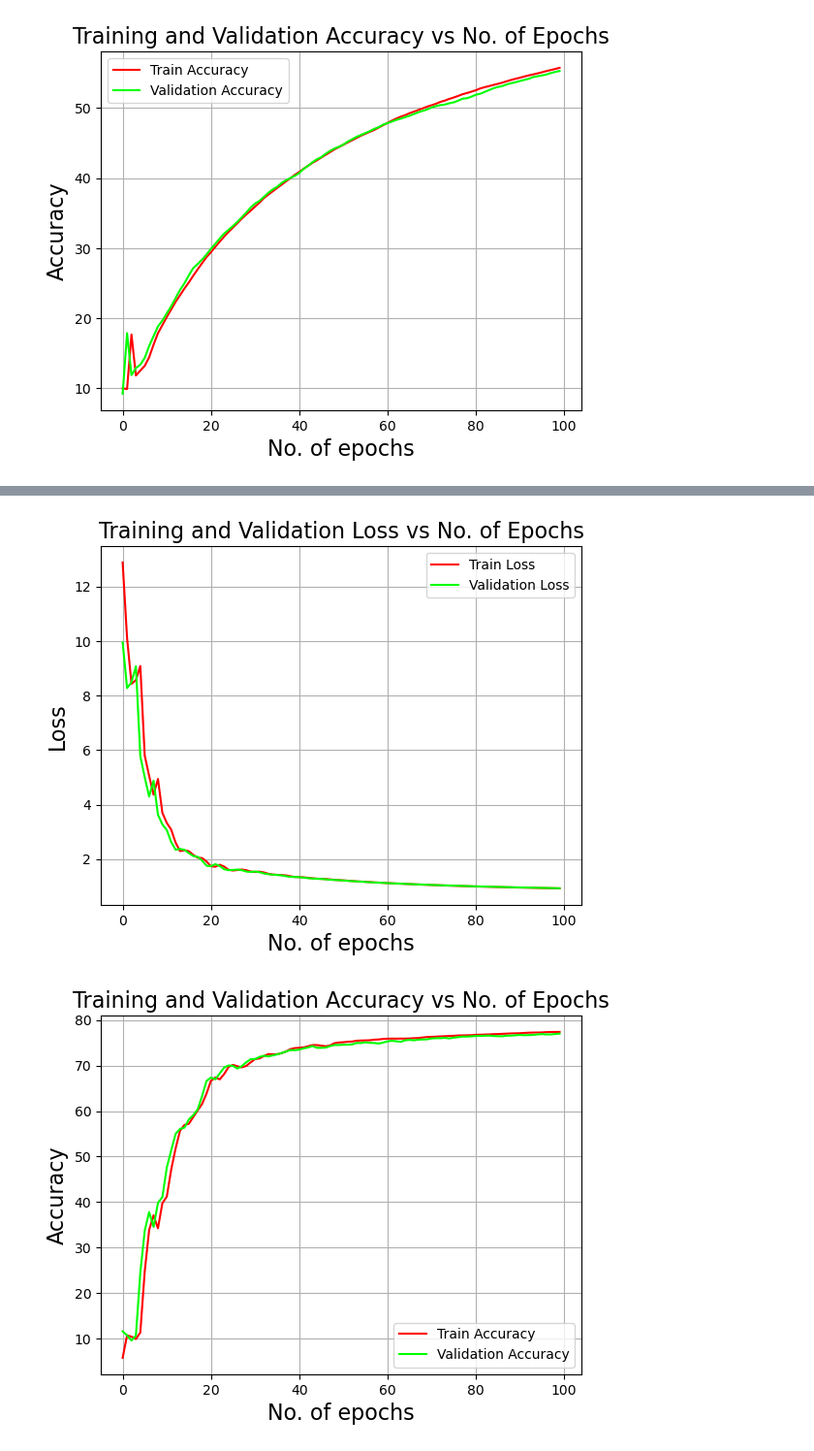
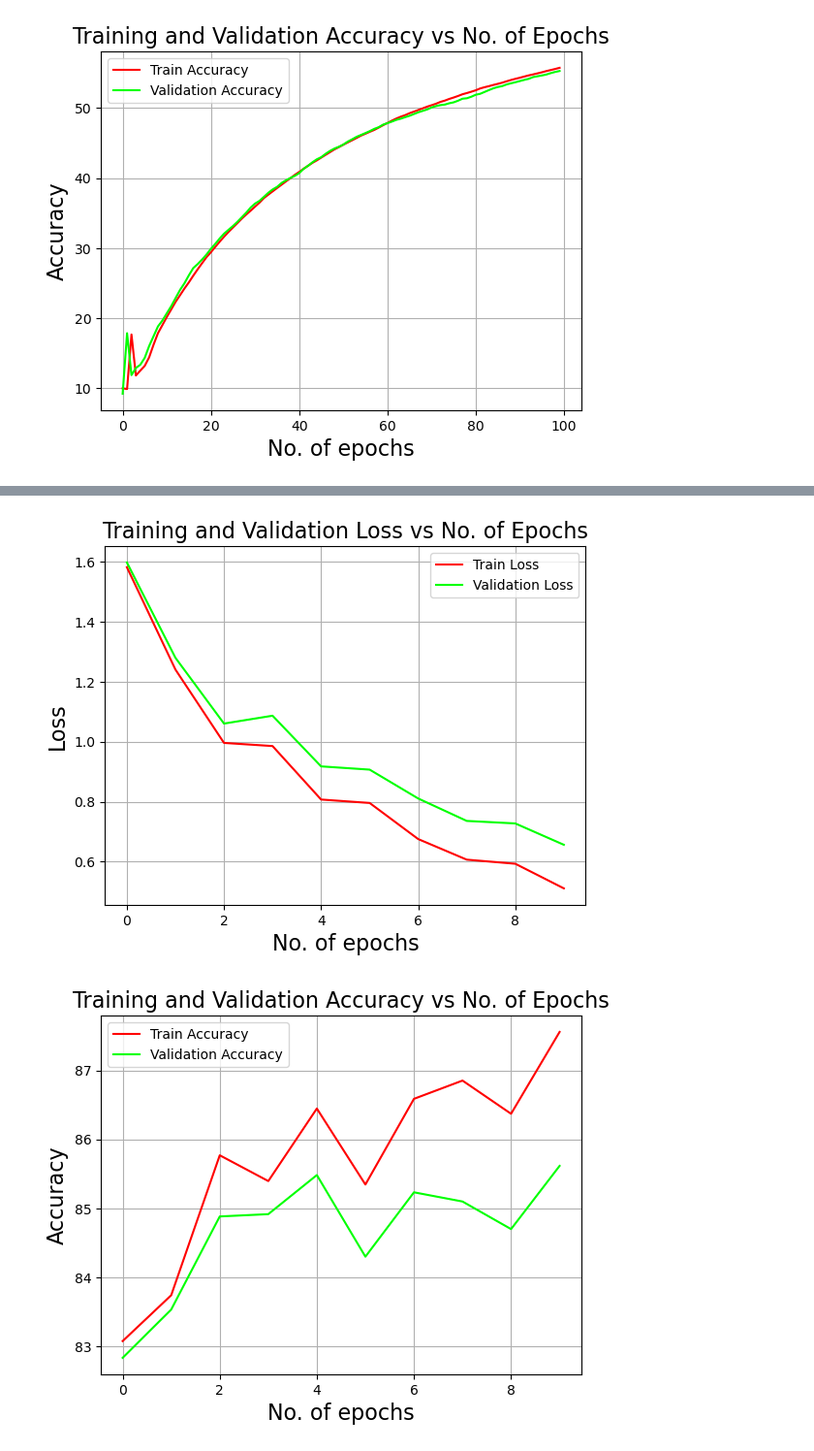
Before and after one commit to ananthu2014/MNIST_and_Fashion-MNIST_Image-Classification, a Jupyter notebook: Assignment 1/CS6910 Assignment 1.ipynb, the cells around one changed output, grey strips where cells are left out. Shown at 97% size. Drawn from its saved outputs; the diff is of its cells as text; code cells hidden in the pictures.

```diff
--- a/Assignment 1/CS6910 Assignment 1.ipynb
+++ b/Assignment 1/CS6910 Assignment 1.ipynb
@@ -751,6 +791,6 @@ neuron configuration: [784, 128, 10]
 # %%
 '''Nesterov accelarated gradient descent(NAG)'''
-neural_network(x_train,y_train,x_val,y_val,optimizer='nesterov_accelarated_gradient_descent',epochs=100,neurons=784)
+neural_network(x_train,y_train,x_val,y_val,optimizer='nesterov_accelarated_gradient_descent',epochs=10,batch_size=128,momentum=0.9,learning_rate=0.1,neurons=784)
 # %% [output]
 neuron configuration: [784, 784, 10]
 
@@ -772,2 +812,2 @@ neuron configuration: [784, 784, 10]
-[figure, old version]
+[figure, new version]
-[figure, old version]
+[figure, new version]
```
Also changed, not shown: parts of 10 cells of this notebook.
